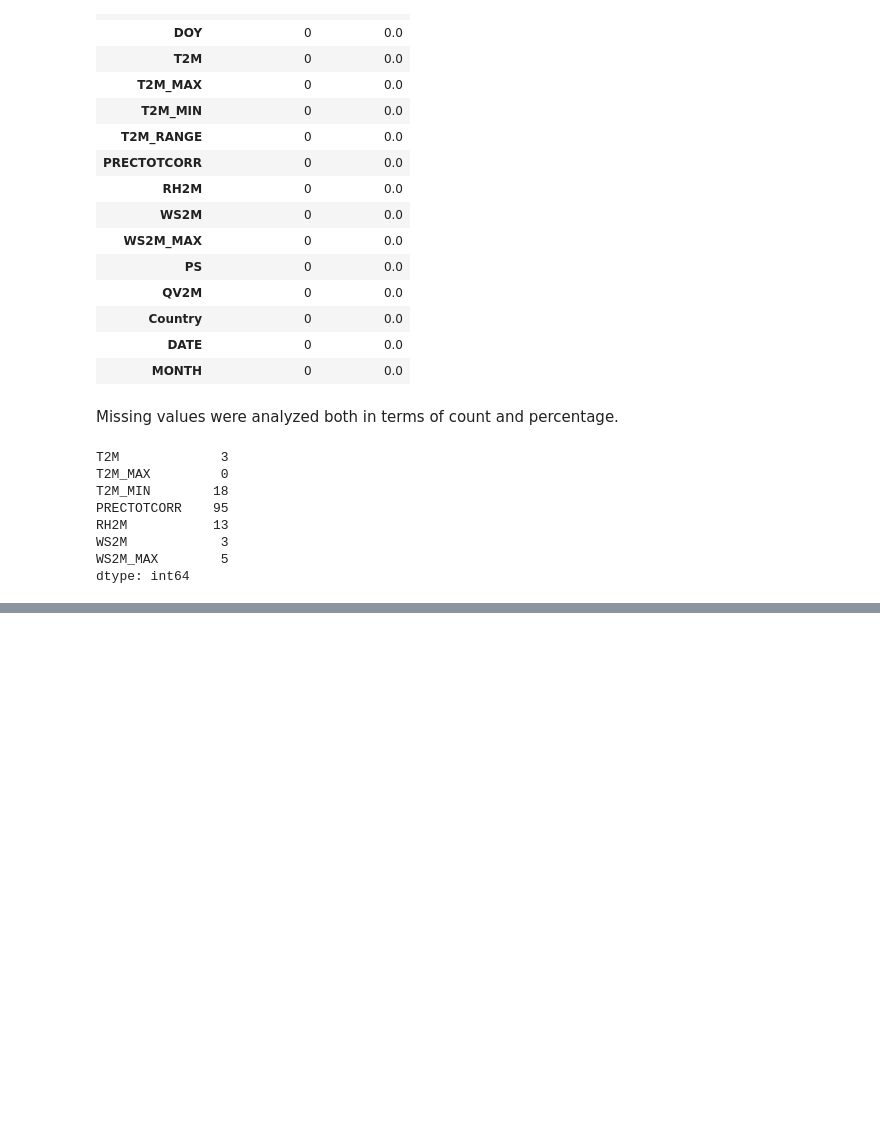
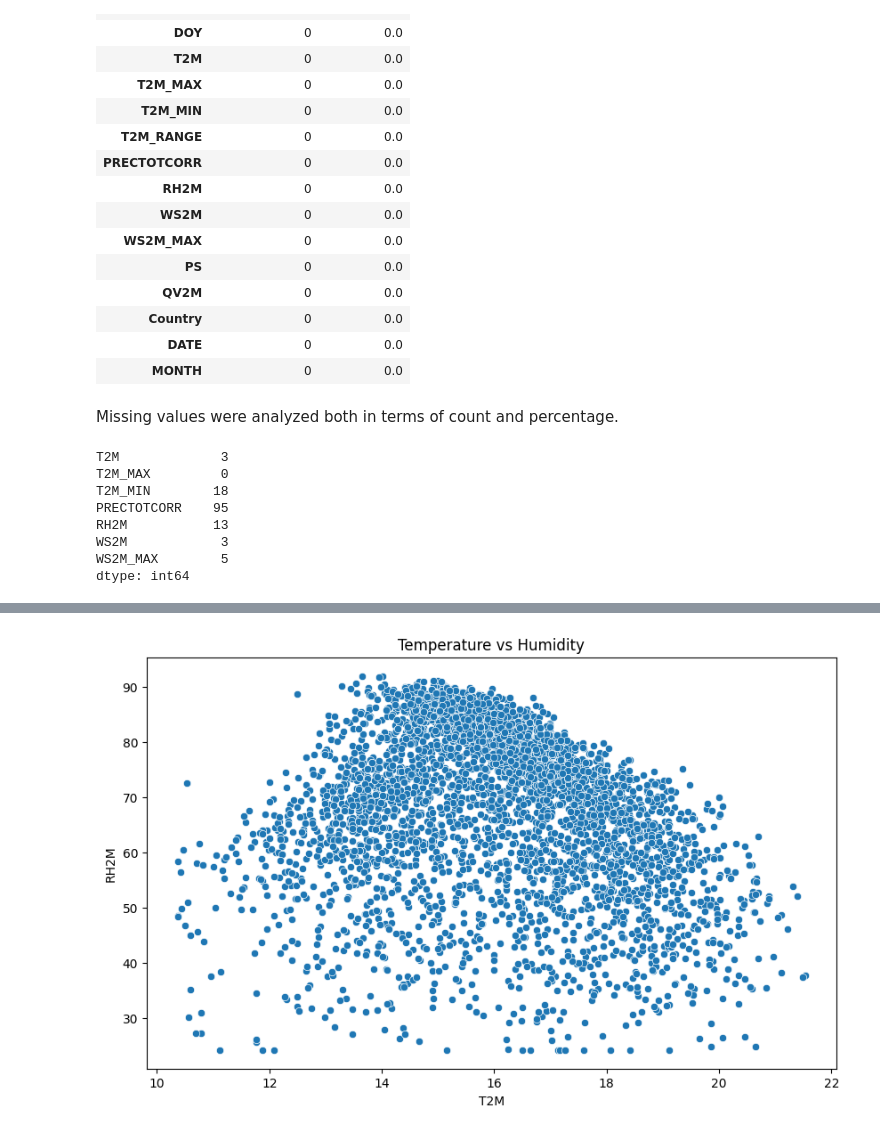
Before and after one commit to jfromsis/climate-challenge-week0, a Jupyter notebook: notebooks/ethiopia_eda.ipynb, the cells around one changed output, grey strips where cells are left out. Drawn from its saved outputs; the diff is of its cells as text; code cells hidden in the pictures; blank space fills up the shorter version.

```diff
--- a/notebooks/ethiopia_eda.ipynb
+++ b/notebooks/ethiopia_eda.ipynb
@@ -146,0 +174,6 @@ KeyError: 'Month'
+# %%
+sns.scatterplot(x=df["T2M"], y=df["RH2M"])
+plt.title("Temperature vs Humidity")
+plt.show()
+# %% [output]
+[figure, added]
```
Also changed, not shown: parts of 9 cells of this notebook.
